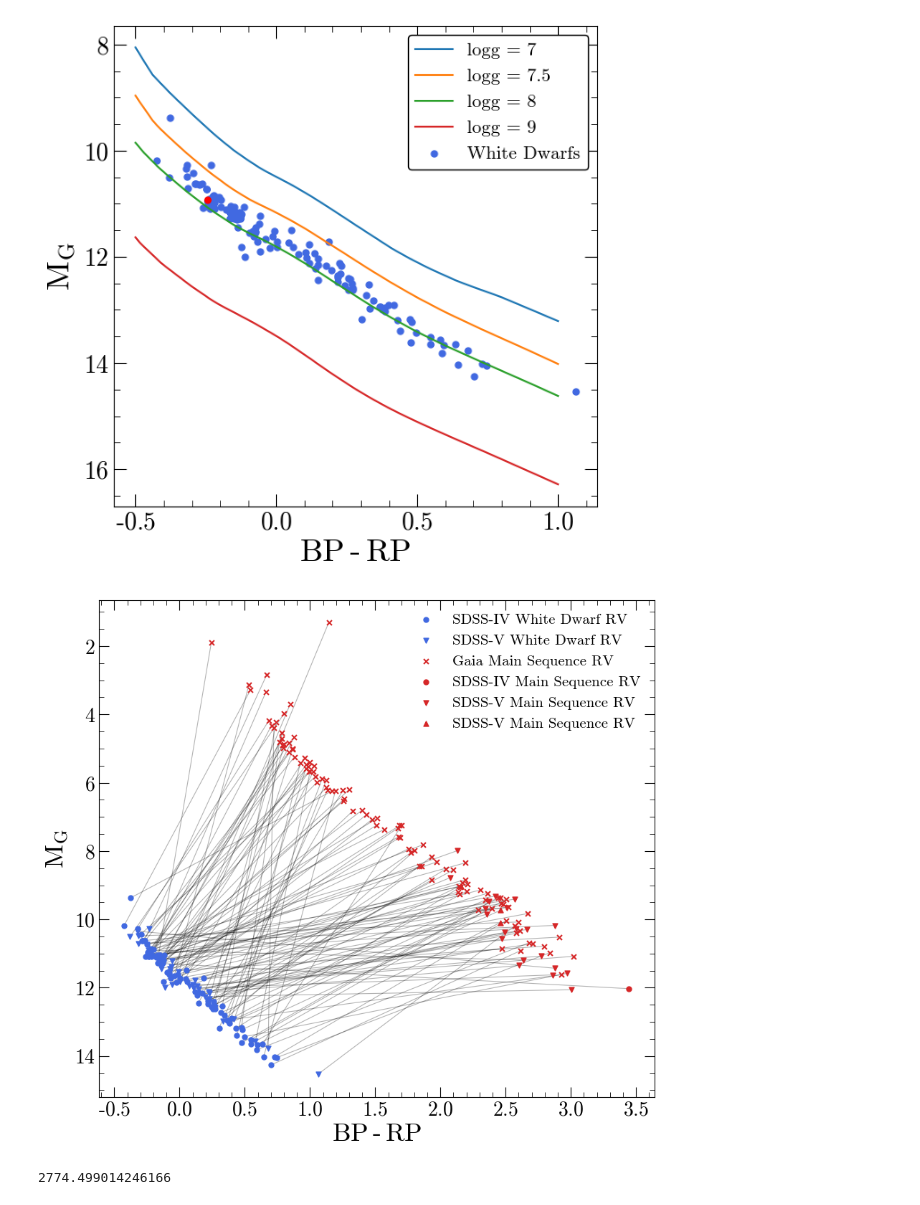
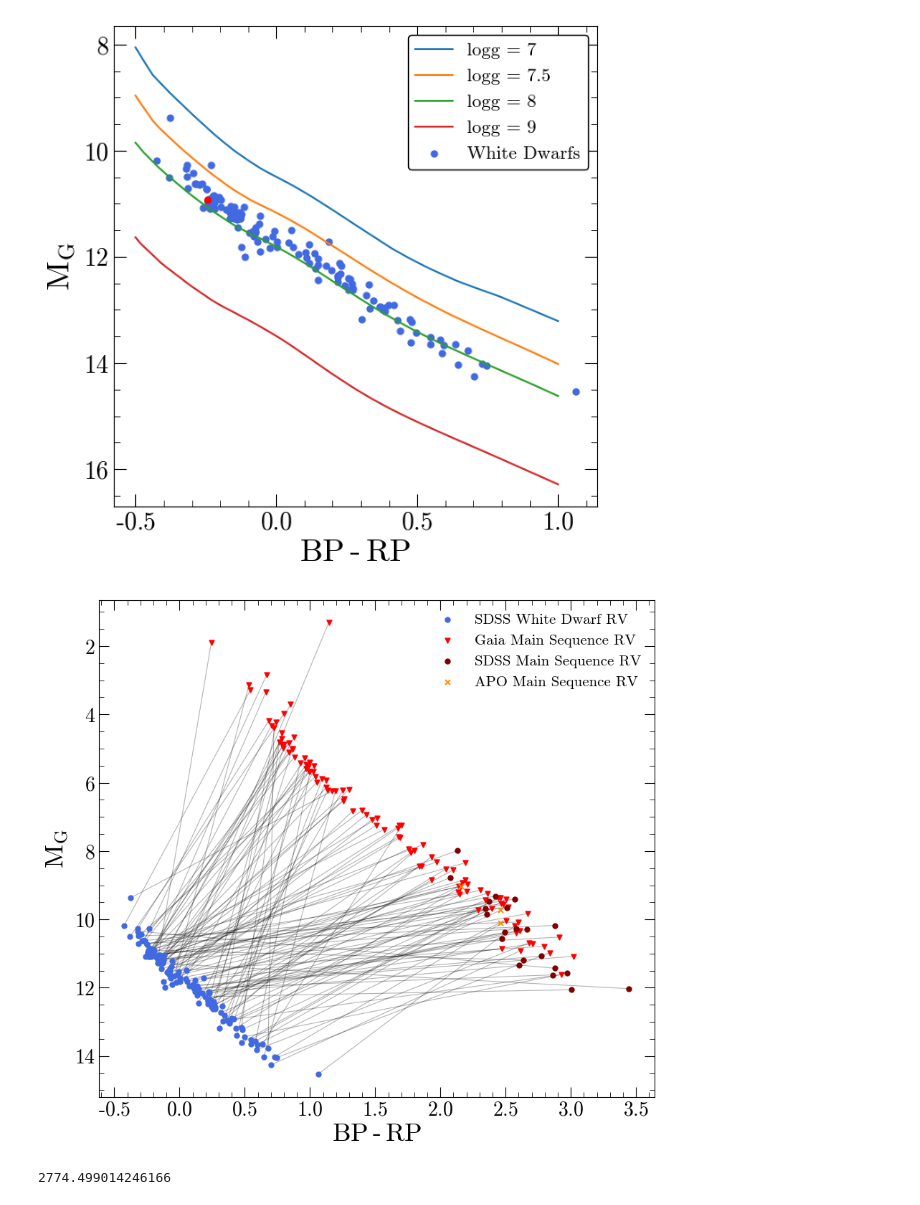
Before and after one commit to stefanarseneau/gravitational-redshift, a Jupyter notebook: 05_relation.ipynb, the cells around one changed output. Saved outputs shown, nothing was run; the diff lists cells and outputs as text; code cells hidden in the pictures.

```diff
--- a/05_relation.ipynb
+++ b/05_relation.ipynb
@@ -891,30 +886,31 @@ plt.legend()
 # %%
 plt.figure(figsize=(10,9))
 
-plt.scatter(catalog[mask][catalog[mask]['wd_rv_from'] == 'sdss4']['wd_bp_rp'], catalog[mask][catalog[mask]['wd_rv_from'] == 'sdss4']['wd_m_g'], c = 'royalblue', label='SDSS-IV White Dwarf RV', marker = 'o')
-plt.scatter(catalog[mask][catalog[mask]['wd_rv_from'] == 'sdss5']['wd_bp_rp'], catalog[mask][catalog[mask]['wd_rv_from'] == 'sdss5']['wd_m_g'], c = 'royalblue', label='SDSS-V White Dwarf RV', marker = 'v')
+plt.scatter(catalog[mask]['wd_bp_rp'], catalog[mask]['wd_m_g'], c = 'royalblue', label='SDSS White Dwarf RV', marker = 'o')
+#plt.scatter(catalog[mask][catalog[mask]['wd_rv_from'] == 'sdss5']['wd_bp_rp'], catalog[mask][catalog[mask]['wd_rv_from'] == 'sdss5']['wd_m_g'], c = 'royalblue', label='SDSS-V White Dwarf RV', marker = 'v')
 
 
-plt.scatter(catalog[mask][catalog[mask]['ms_rv_from'] == 'gaia']['ms_bp_rp'], catalog[mask][catalog[mask]['ms_rv_from'] == 'gaia']['ms_m_g'], c = 'C3', label='Gaia Main Sequence RV', marker = 'x')
-plt.scatter(catalog[mask][catalog[mask]['ms_rv_from'] == 'sdss4']['ms_bp_rp'], catalog[mask][catalog[mask]['ms_rv_from'] == 'sdss4']['ms_m_g'], c = 'C3', label='SDSS-IV Main Sequence RV', marker = 'o')
-plt.scatter(catalog[mask][catalog[mask]['ms_rv_from'] == 'sdss5']['ms_bp_rp'], catalog[mask][catalog[mask]['ms_rv_from'] == 'sdss5']['ms_m_g'], c = 'C3', label='SDSS-V Main Sequence RV', marker = 'v')
-plt.scatter(catalog[mask][catalog[mask]['ms_rv_from'] == 'apo']['ms_bp_rp'], catalog[mask][catalog[mask]['ms_rv_from'] == 'apo']['ms_m_g'], c = 'C3', label='SDSS-V Main Sequence RV', marker = '^')
+plt.scatter(catalog[mask][catalog[mask]['ms_rv_from'] == 'gaia']['ms_bp_rp'], catalog[mask][catalog[mask]['ms_rv_from'] == 'gaia']['ms_m_g'], c = 'red', label='Gaia Main Sequence RV', marker = 'v')
+plt.scatter(catalog[mask][np.any([catalog[mask]['ms_rv_from'] == 'sdss4', catalog[mask]['ms_rv_from'] == 'sdss5'], axis = 0)]['ms_bp_rp'],
+            catalog[mask][np.any([catalog[mask]['ms_rv_from'] == 'sdss4', catalog[mask]['ms_rv_from'] == 'sdss5'], axis = 0)]['ms_m_g'], c = 'maroon', label='SDSS Main Sequence RV')
+#plt.scatter(catalog[mask][catalog[mask]['ms_rv_from'] == 'sdss5']['ms_bp_rp'], catalog[mask][catalog[mask]['ms_rv_from'] == 'sdss5']['ms_m_g'], c = 'C3', label='SDSS-V Main Sequence RV', marker = 'v')
+plt.scatter(catalog[mask][catalog[mask]['ms_rv_from'] == 'apo']['ms_bp_rp'], catalog[mask][catalog[mask]['ms_rv_from'] == 'apo']['ms_m_g'], c = 'darkorange', label='APO Main Sequence RV', marker = 'x')
 
 
 
 
 for i in range(len(catalog[mask])):
     plt.plot([catalog['wd_bp_rp'][mask][i], catalog['ms_bp_rp'][mask][i]], [catalog['wd_m_g'][mask][i], catalog['ms_m_g'][mask][i]], c = 'k', ls='-', alpha=0.3, lw = 0.8, zorder = 0)
 
 plt.gca().invert_yaxis()
 
 plt.ylabel(r'$M_G$')
 plt.xlabel(r'$BP-RP$')
 
 plt.legend(framealpha = 0)
 plt.savefig('spectra/cmd.pdf')
 # %% [output]
-[figure, old version]
+[figure, new version]
 # %%
 print(np.median(catalog['sep_AU'][mask]))
 # %% [output]
```
Also changed, not shown: parts of 25 cells of this notebook, 12 other files.
